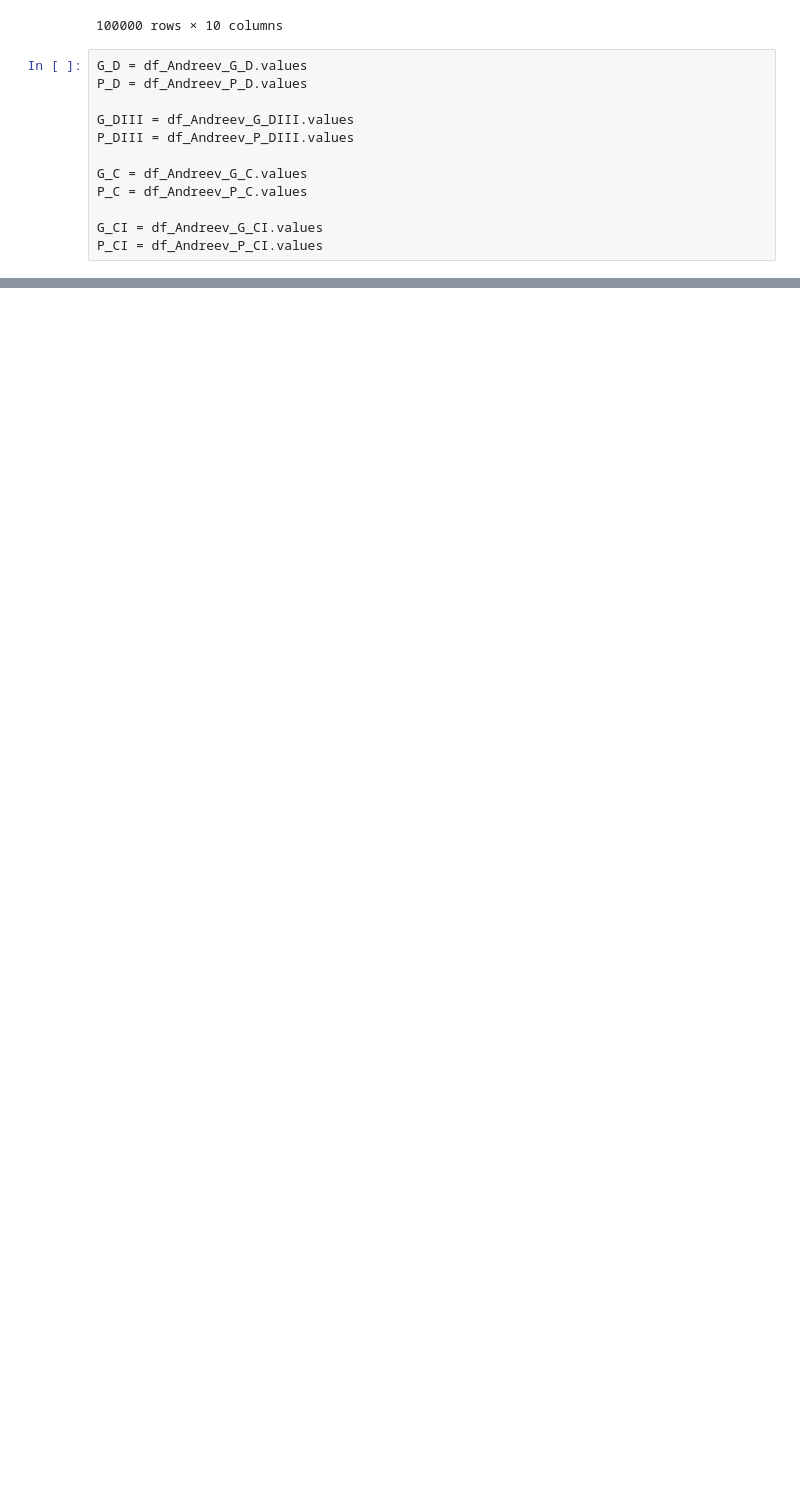
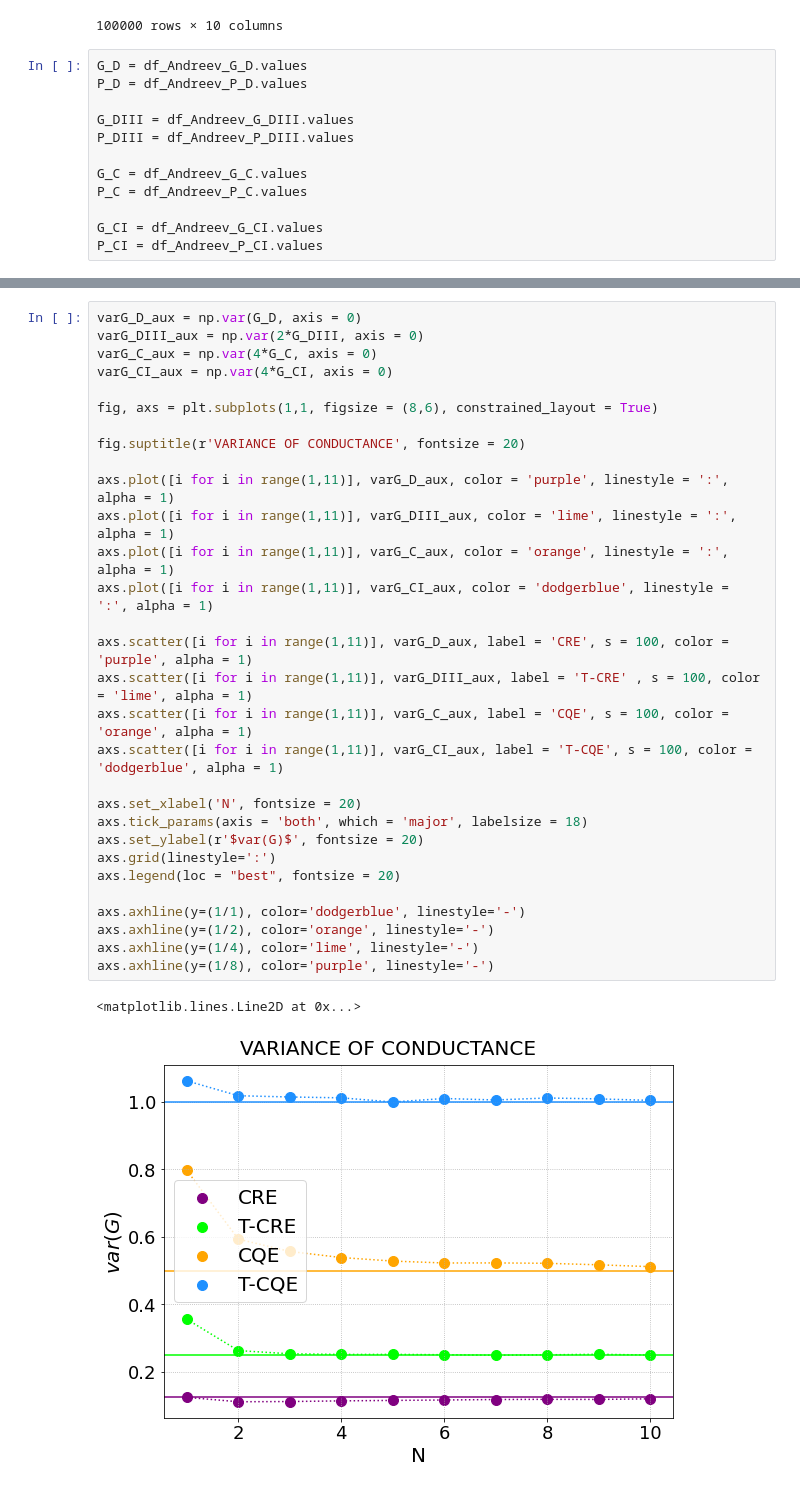
Before and after one commit to Rafffaelb/Andreev_Billiard, a Jupyter notebook: Altland-Zirnbauer/Data_Analysis/Andreev_Conductance_ShotNoise.ipynb, the cells around one changed output, grey strips where cells are left out. Drawn from its saved outputs; the diff is of its cells as text; blank space fills up the shorter version.

```diff
--- a/Altland-Zirnbauer/Data_Analysis/Andreev_Conductance_ShotNoise.ipynb
+++ b/Altland-Zirnbauer/Data_Analysis/Andreev_Conductance_ShotNoise.ipynb
@@ -300,0 +459,33 @@ for i in range(2):
+# %%
+varG_D_aux = np.var(G_D, axis = 0)
+varG_DIII_aux = np.var(2*G_DIII, axis = 0)
+varG_C_aux = np.var(4*G_C, axis = 0)
+varG_CI_aux = np.var(4*G_CI, axis = 0)
+
+fig, axs = plt.subplots(1,1, figsize = (8,6), constrained_layout = True)
+
+fig.suptitle(r'VARIANCE OF CONDUCTANCE', fontsize = 20)
+
+axs.plot([i for i in range(1,11)], varG_D_aux, color = 'purple', linestyle = ':', alpha = 1)
+axs.plot([i for i in range(1,11)], varG_DIII_aux, color = 'lime', linestyle = ':', alpha = 1)
+axs.plot([i for i in range(1,11)], varG_C_aux, color = 'orange', linestyle = ':', alpha = 1)
+axs.plot([i for i in range(1,11)], varG_CI_aux, color = 'dodgerblue', linestyle = ':', alpha = 1)
+
+axs.scatter([i for i in range(1,11)], varG_D_aux, label = 'CRE', s = 100, color = 'purple', alpha = 1)
+axs.scatter([i for i in range(1,11)], varG_DIII_aux, label = 'T-CRE' , s = 100, color = 'lime', alpha = 1)
+axs.scatter([i for i in range(1,11)], varG_C_aux, label = 'CQE', s = 100, color = 'orange', alpha = 1)
+axs.scatter([i for i in range(1,11)], varG_CI_aux, label = 'T-CQE', s = 100, color = 'dodgerblue', alpha = 1)
+
+axs.set_xlabel('N', fontsize = 20)
+axs.tick_params(axis = 'both', which = 'major', labelsize = 18)
+axs.set_ylabel(r'$var(G)$', fontsize = 20)
+axs.grid(linestyle=':')
+axs.legend(loc = "best", fontsize = 20)
+
+axs.axhline(y=(1/1), color='dodgerblue', linestyle='-')
+axs.axhline(y=(1/2), color='orange', linestyle='-')
+axs.axhline(y=(1/4), color='lime', linestyle='-')
+axs.axhline(y=(1/8), color='purple', linestyle='-')
+# %% [output]
+<matplotlib.lines.Line2D at 0x...>
+[figure, added]
```
Also changed, not shown: parts of 12 cells of this notebook, 5 other files.
